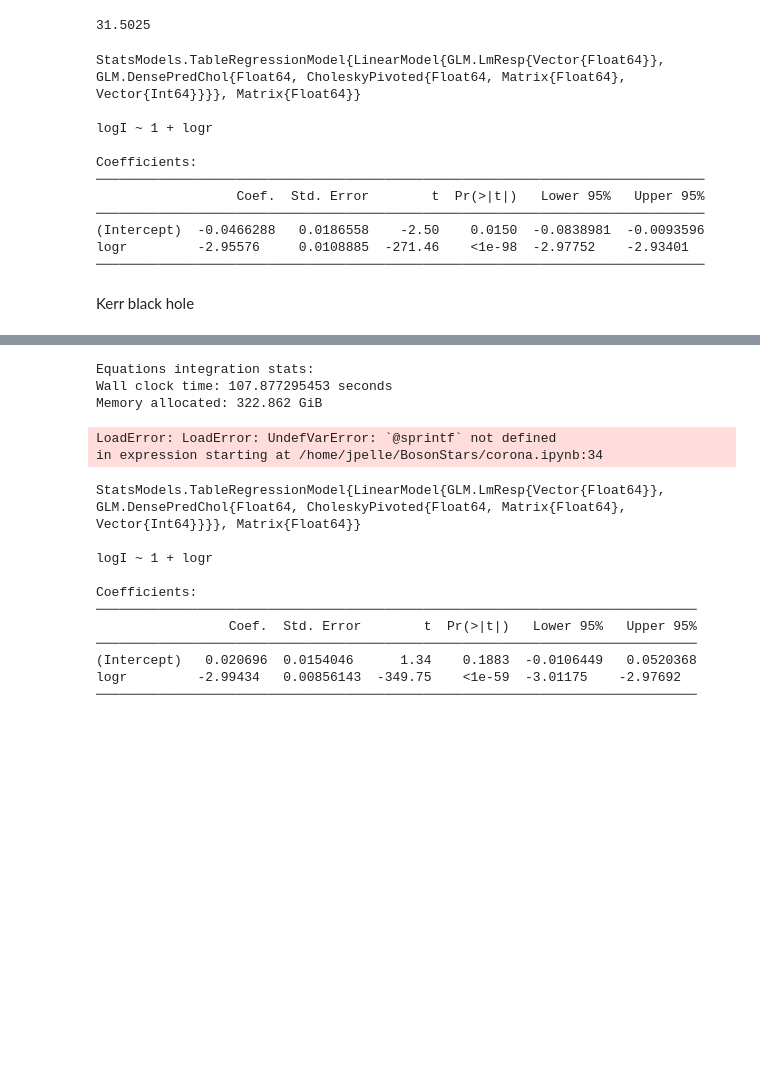
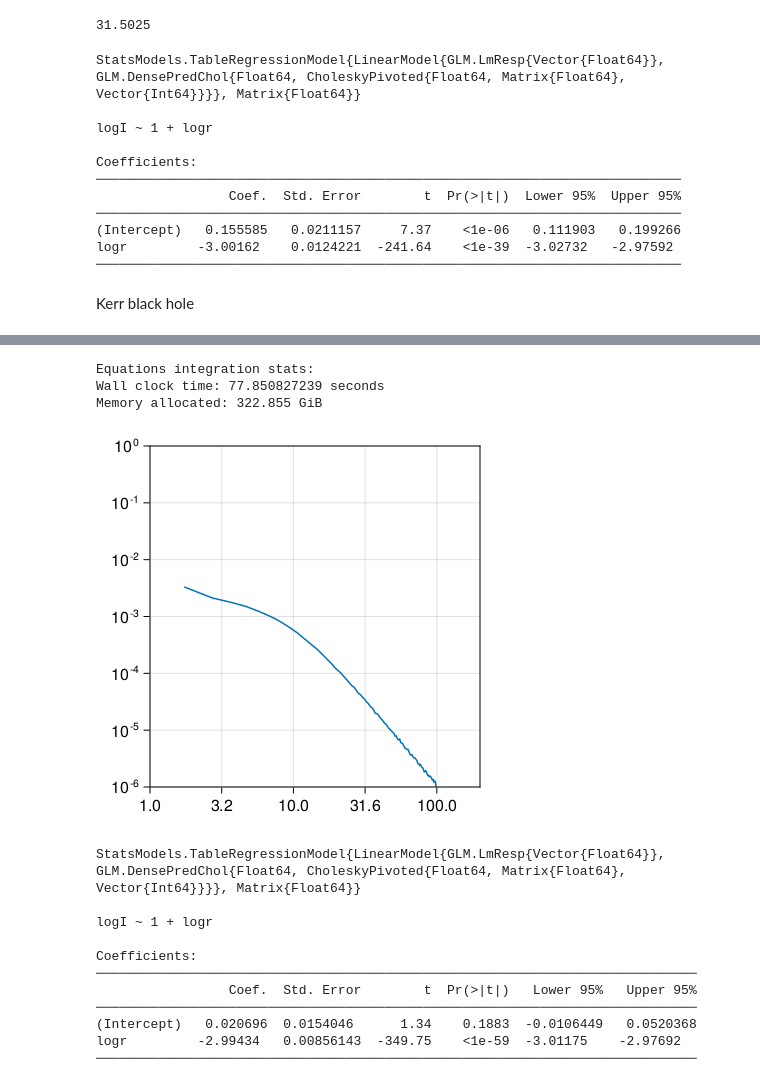
Before and after one commit to joaquinpelle/BosonStars, a Jupyter notebook: corona.ipynb, the cells around one changed output, grey strips where cells are left out. Cells and saved outputs as stored; diff of their text form; code cells hidden in the pictures; blank space fills up the shorter version.

```diff
--- a/corona.ipynb
+++ b/corona.ipynb
@@ -125,7 +136,7 @@ bins_midpoints[40]
 # %% [output]
 31.5025
 # %%
-imin = 35
+imin = 25
 df = DataFrame(logr = log10.(bins_midpoints[imin:end]), logI = log10.(I[imin:end]))
 ols = lm(@formula(logI ~ logr), df)
 # %% [output]
@@ -134,12 +145,12 @@ StatsModels.TableRegressionModel{LinearModel{GLM.LmResp{Vector{Float64}}, GLM.De
 logI ~ 1 + logr
 
 Coefficients:
-──────────────────────────────────────────────────────────────────────────────
-                  Coef.  Std. Error        t  Pr(>|t|)   Lower 95%   Upper 95%
-──────────────────────────────────────────────────────────────────────────────
-(Intercept)  -0.0466288   0.0186558    -2.50    0.0150  -0.0838981  -0.0093596
-logr         -2.95576     0.0108885  -271.46    <1e-98  -2.97752    -2.93401
-──────────────────────────────────────────────────────────────────────────────
+───────────────────────────────────────────────────────────────────────────
+                 Coef.  Std. Error        t  Pr(>|t|)  Lower 95%  Upper 95%
+───────────────────────────────────────────────────────────────────────────
+(Intercept)   0.155585   0.0211157     7.37    <1e-06   0.111903   0.199266
+logr         -3.00162    0.0124221  -241.64    <1e-39  -3.02732   -2.97592
+───────────────────────────────────────────────────────────────────────────
 # %% [markdown]
 Kerr black hole
 # %%
@@ -151,7 +162,7 @@ configurations = VacuumETOConfigurations(spacetime=spacetime,
                                    number_of_packets_per_point = 1000000,
                                    max_radius = 110.0,
                                    unit_mass_in_solar_masses=1.0)
-initial_data = initialize_serial(configurations)
+initial_data = initialize(configurations)
 disk = NovikovThorneDisk(inner_radius = isco_radius(spacetime, ProgradeRotation()), outer_radius = 100.0)
 cbp = callback_parameters(spacetime, disk, configurations; rhorizon_bound=2e-3)
 cb = callback(spacetime, disk)
@@ -214,8 +222,7 @@ fig
 Equations integration stats:
-Wall clock time: 107.877295453 seconds
-Memory allocated: 322.862 GiB
+Wall clock time: 77.850827239 seconds
+Memory allocated: 322.855 GiB
-LoadError: LoadError: UndefVarError: `@sprintf` not defined
-in expression starting at /home/jpelle/BosonStars/corona.ipynb:34
+[figure, added]
 # %%
 df = DataFrame(logr = log10.(bins_midpoints[16:end]), logI = log10.(I[16:end]))
 ols = lm(@formula(logI ~ logr), df)
```
Also changed, not shown: parts of 7 cells of this notebook, 43 other files.
